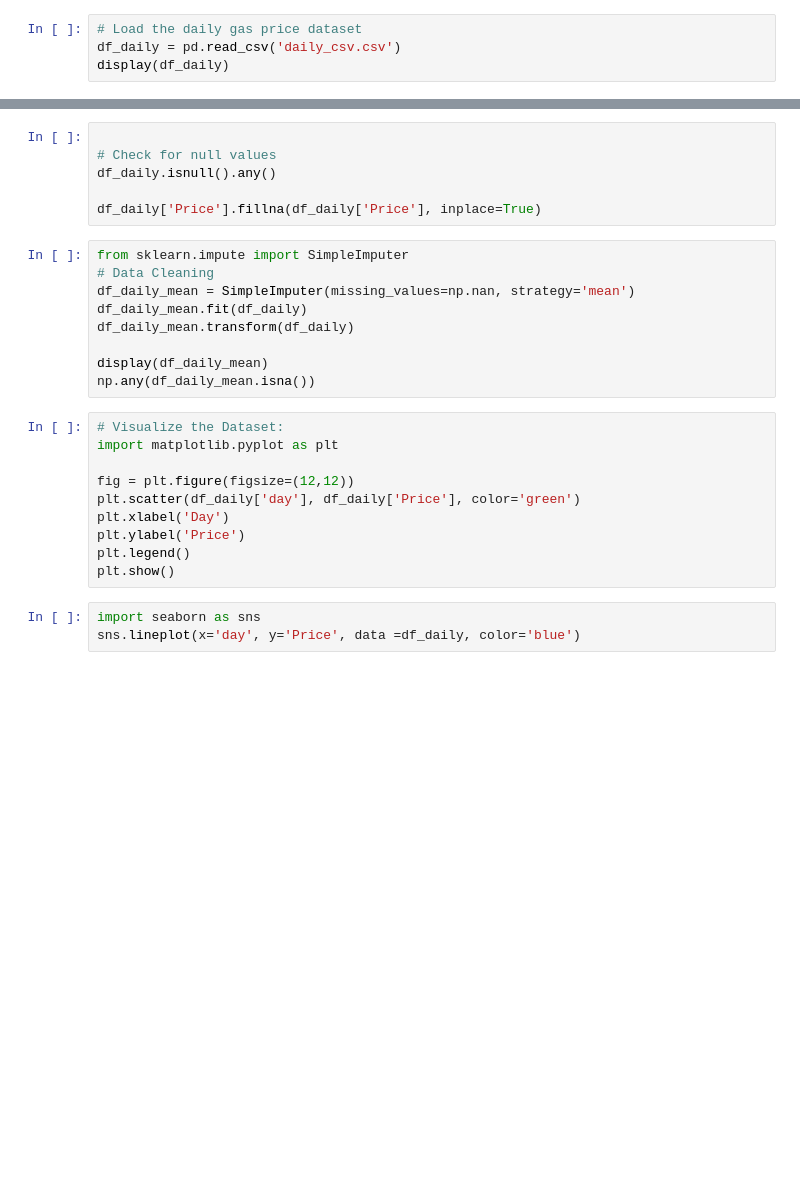
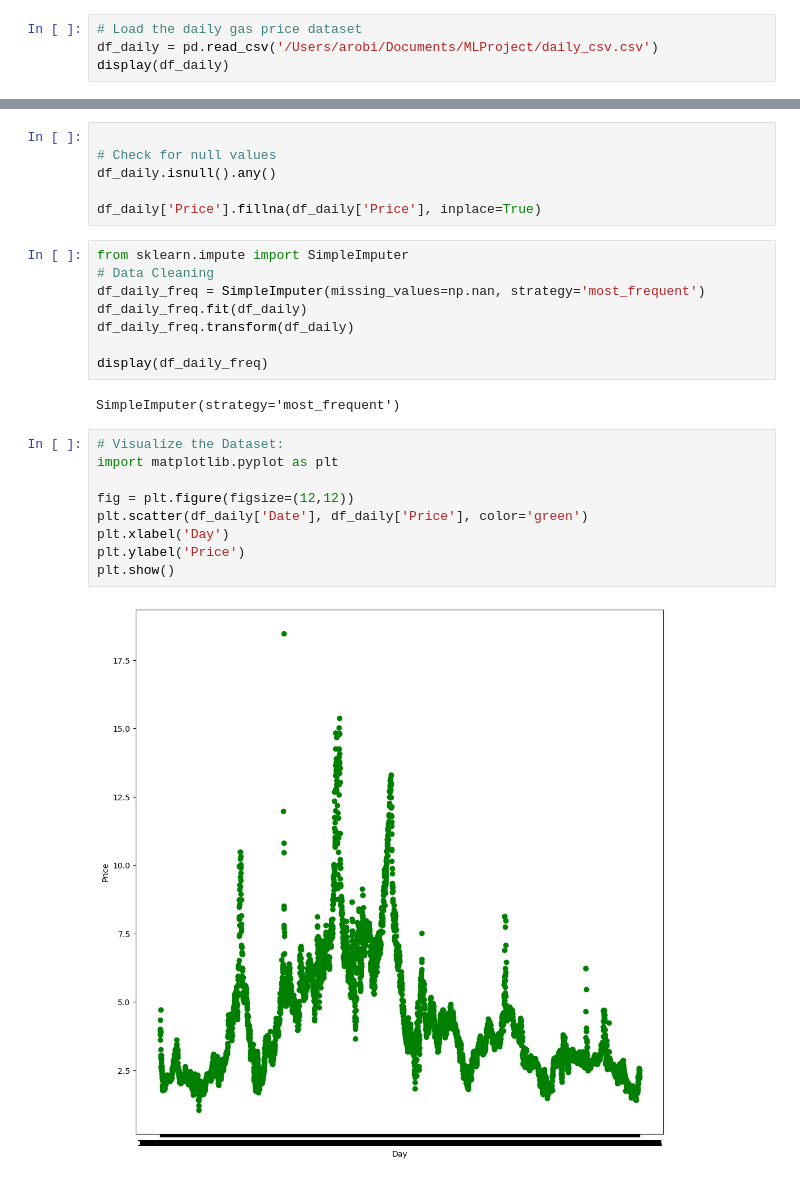
Before and after one commit to arobinson0227/MLProject, a Jupyter notebook: NaturalGasPrediction.ipynb, the cells around one changed output, grey strips where cells are left out. Cells and saved outputs as stored; diff of their text form; blank space fills up the shorter version.

```diff
--- a/NaturalGasPrediction.ipynb
+++ b/NaturalGasPrediction.ipynb
@@ -14,4 +47,4 @@ import matplotlib.pyplot as plt
 # %%
 # Load the daily gas price dataset
-df_daily = pd.read_csv('daily_csv.csv')
+df_daily = pd.read_csv('/Users/arobi/Documents/MLProject/daily_csv.csv')
 display(df_daily)
@@ -28,22 +85,21 @@ df_daily['Price'].fillna(df_daily['Price'], inplace=True)
 # %%
 from sklearn.impute import SimpleImputer
 # Data Cleaning
-df_daily_mean = SimpleImputer(missing_values=np.nan, strategy='mean')
-df_daily_mean.fit(df_daily)
-df_daily_mean.transform(df_daily)
+df_daily_freq = SimpleImputer(missing_values=np.nan, strategy='most_frequent')
+df_daily_freq.fit(df_daily)
+df_daily_freq.transform(df_daily)
 
-display(df_daily_mean)
-np.any(df_daily_mean.isna())
+display(df_daily_freq)
+# %% [output]
+SimpleImputer(strategy='most_frequent')
 # %%
 # Visualize the Dataset:
 import matplotlib.pyplot as plt
 
 fig = plt.figure(figsize=(12,12))
-plt.scatter(df_daily['day'], df_daily['Price'], color='green')
+plt.scatter(df_daily['Date'], df_daily['Price'], color='green')
 plt.xlabel('Day')
 plt.ylabel('Price')
-plt.legend()
 plt.show()
+# %% [output]
+[figure, added]
-# %%
-import seaborn as sns
-sns.lineplot(x='day', y='Price', data =df_daily, color='blue')
```
Also changed, not shown: parts of 16 cells of this notebook.
